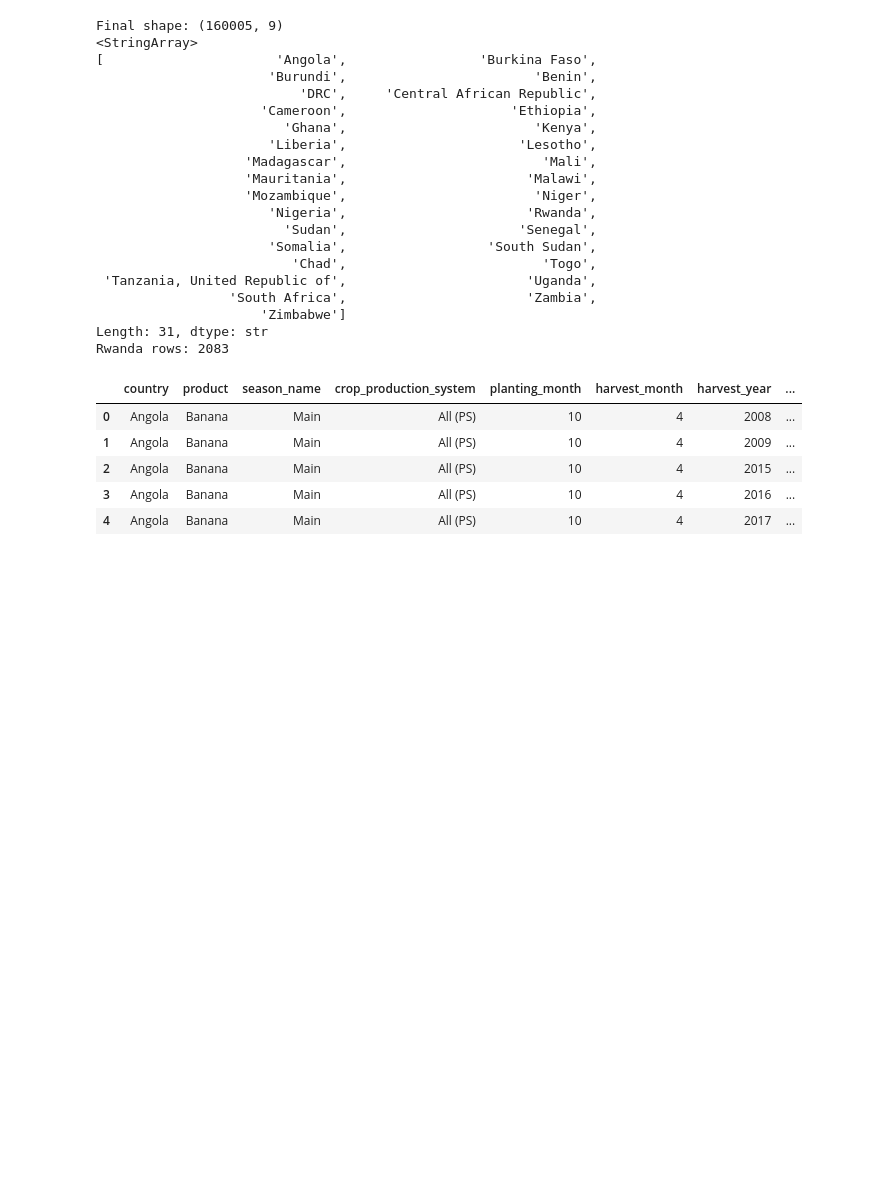
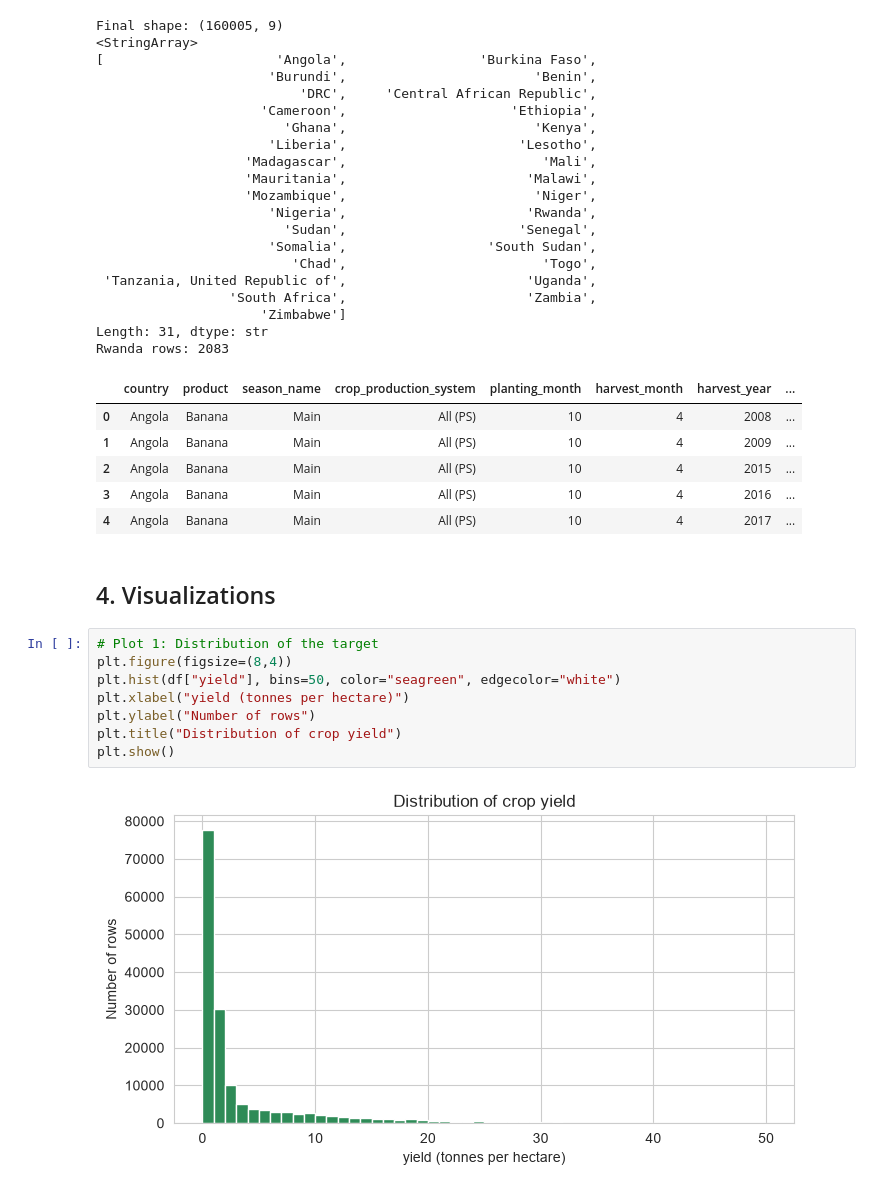
Before and after one commit to Queenu-7/linear-regression-summative, a Jupyter notebook: linear_regression/multivariate.ipynb, the cells around one changed output. Saved outputs shown, nothing was run; the diff lists cells and outputs as text; blank space fills up the shorter version.

```diff
--- a/linear_regression/multivariate.ipynb
+++ b/linear_regression/multivariate.ipynb
@@ -152,3 +152,15 @@ Rwanda rows: 2083
 | 2 | Angola | Banana | Main | All (PS) | 10 | 4 | 2015 | ... |
 | 3 | Angola | Banana | Main | All (PS) | 10 | 4 | 2016 | ... |
 | 4 | Angola | Banana | Main | All (PS) | 10 | 4 | 2017 | ... |
+# %% [markdown]
+## 4. Visualizations
+# %%
+# Plot 1: Distribution of the target
+plt.figure(figsize=(8,4))
+plt.hist(df["yield"], bins=50, color="seagreen", edgecolor="white")
+plt.xlabel("yield (tonnes per hectare)")
+plt.ylabel("Number of rows")
+plt.title("Distribution of crop yield")
+plt.show()
+# %% [output]
+[figure, added]
```
Also changed, not shown: parts of 5 cells of this notebook.
